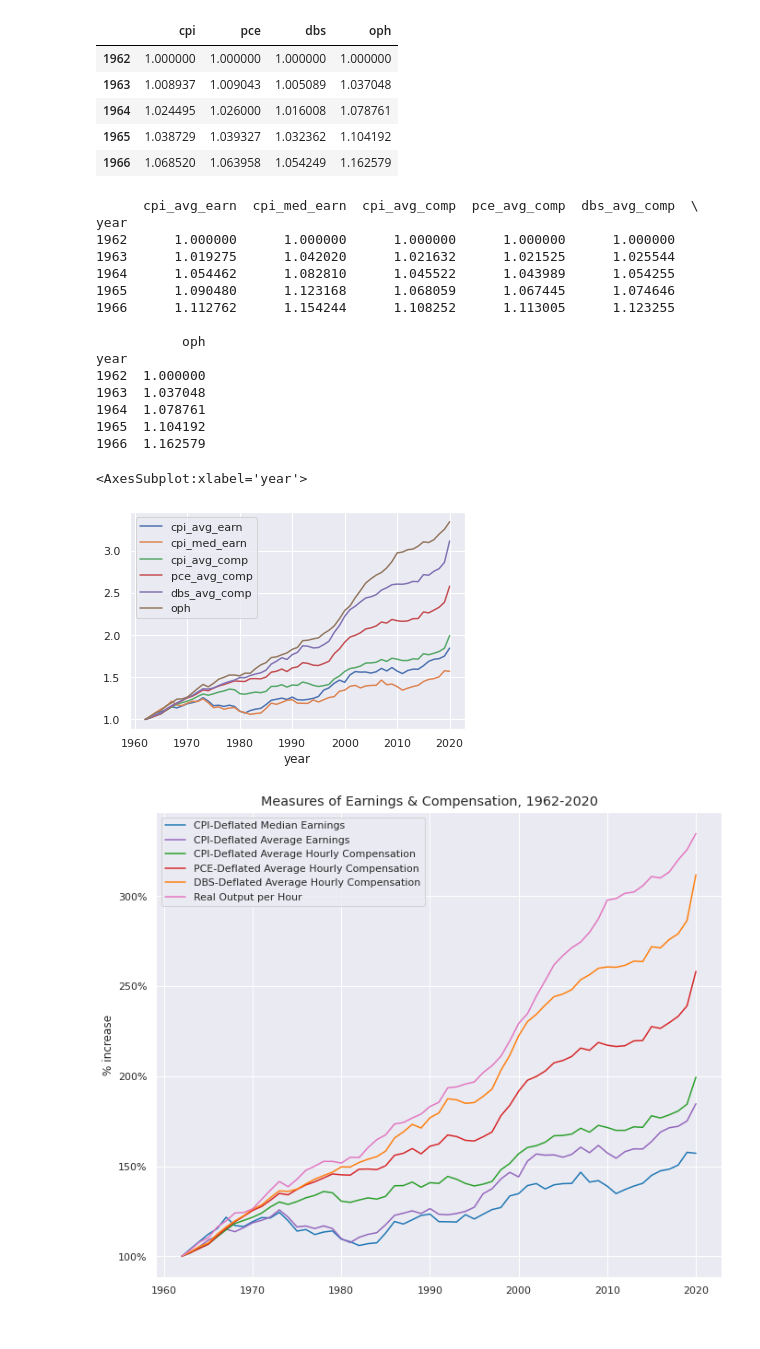
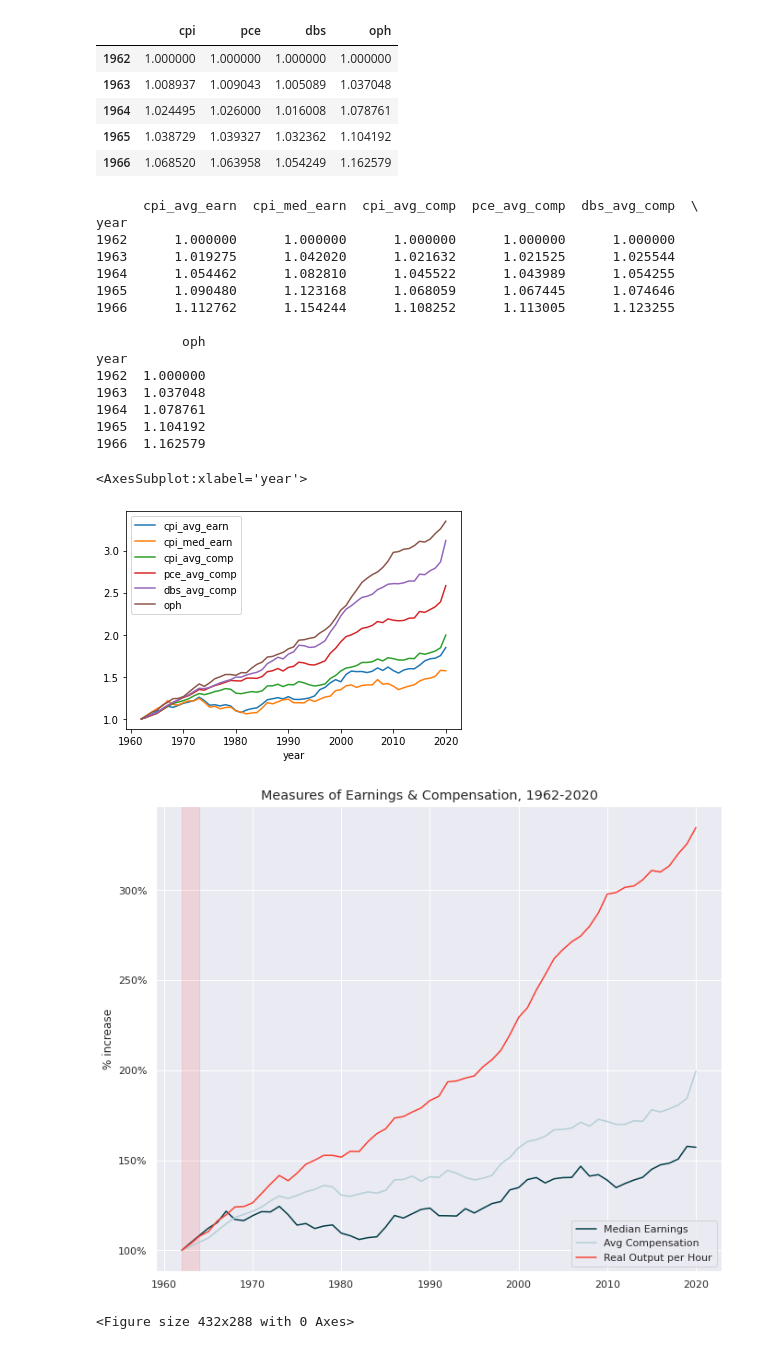
Before and after one commit to Spelkington/econometrics, a Jupyter notebook: assignment07/a07.ipynb, the cells around one changed output. Cells and saved outputs as stored; diff of their text form; code cells hidden in the pictures.

```diff
--- a/assignment07/a07.ipynb
+++ b/assignment07/a07.ipynb
@@ -76,7 +76,7 @@ cps_df = cps_df[[
 
 wage_cols = [
     "incwage",
-    "incbus"-,
+    "incbus",
     "incfarm"
 ]
 
@@ -172,39 +178,61 @@ year
 1965  1.104192
 1966  1.162579
 <AxesSubplot:xlabel='year'>
-[figure, old version]
+[figure, new version]
 # %%
 # Let's make this pretty!
 import matplotlib.pyplot as plt
 from matplotlib.gridspec import GridSpec
 import seaborn as sns
 import matplotlib.ticker as mtick
 
 sns.set_theme()
 
 # Setting up the plot surface
 fig = plt.figure(figsize=(11,8.5))
 plt.suptitle("Measures of Earnings & Compensation, 1962-2020")
 fig.subplots_adjust(top=0.95)
 gs = GridSpec(nrows=1, ncols=1)
 
 ax0 = fig.add_subplot(gs[0,:])
-ax0.plot(df["cpi_med_earn"], color = "tab:blue",
-         label = "CPI-Deflated Median Earnings")
-ax0.plot(df["cpi_avg_earn"], color = "tab:purple",
-         label = "CPI-Deflated Average Earnings")
-ax0.plot(df["cpi_avg_comp"], color = "tab:green",
-         label = "CPI-Deflated Average Hourly Compensation")
-ax0.plot(df["pce_avg_comp"], color = "tab:red",
-         label = "PCE-Deflated Average Hourly Compensation")
-ax0.plot(df["dbs_avg_comp"], color = "tab:orange",
-         label = "DBS-Deflated Average Hourly Compensation")
-ax0.plot(df["oph"], color = "tab:pink",
+ax0.plot(df["cpi_med_earn"], color = "#003b46",
+         label = "Median Earnings")
+# ax0.plot(df["cpi_avg_earn"], color = "#66a5ad",
+#          label = "Avg Earnings (CPI-Deflated")
+ax0.plot(df["cpi_avg_comp"], color = "#b4cfd6",
+         label = "Avg Compensation")
+# ax0.plot(df["pce_avg_comp"], color = "#faaf08",
+#          label = "Avg Compensation (PCE-deflated)")
+# ax0.plot(df["dbs_avg_comp"], color = "#fa812f",
+#          label = "Avg Compensation (DBS-deflated)")
+ax0.plot(df["oph"], color = "#fa4032",
          label = "Real Output per Hour")
 ax0.legend()
 ax0.yaxis.set_major_formatter(mtick.PercentFormatter(1.0))
 ax0.set_ylabel("% increase")
 
-plt.savefig("analysis.pdf")
+presidents = [
+    [1962, "blue"],
+    [1963, "blue"],
+    [1969, "red"],
+    [1974, "red"],
+    [1977, "blue"],
+    [1981, "red"],
+    [1989, "red"],
+    [1993, "blue"],
+    [2001, "red"],
+    [2009, "blue"],
+    [2017, "red"],
+    [2020, "_"],
+]
+
+for i in range(len(presidents))
+
+ax0.axvspan(1962, 1964, color="red", alpha=0.1)
+
+plt.show()
+
+plt.savefig("analysis.png")
 # %% [output]
-[figure, old version]
+[figure, new version]
+<Figure size 432x288 with 0 Axes>
```
Also changed, not shown: parts of 1 cell of this notebook, 4 other files.
